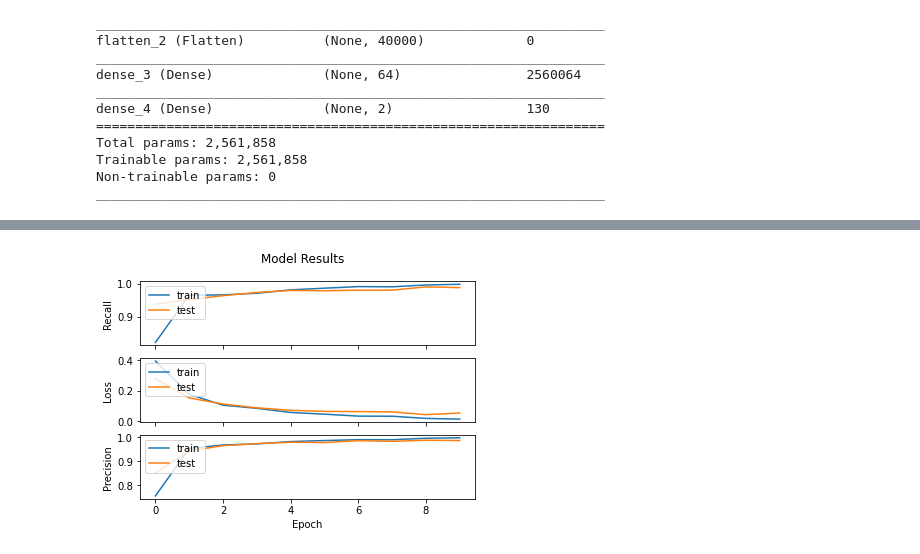
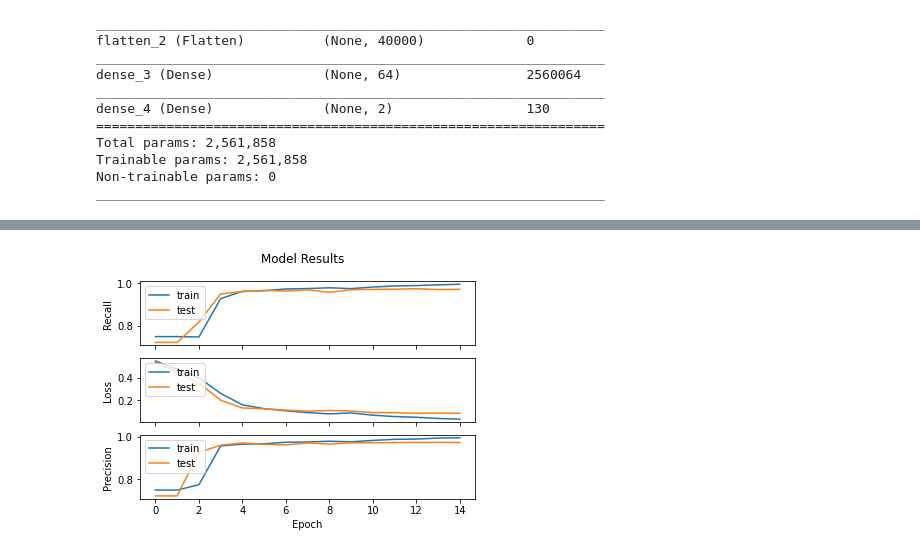
Before and after one commit to edgarbarr1/image-classification-neural-network, a Jupyter notebook: notebook/image-classification-notebook.ipynb, the cells around one changed output, grey strips where cells are left out. Drawn from its saved outputs; the diff is of its cells as text; code cells hidden in the pictures.

```diff
--- a/notebook/image-classification-notebook.ipynb
+++ b/notebook/image-classification-notebook.ipynb
@@ -372,7 +415,7 @@ model_4.add(MaxPooling2D(4,4))
 model_4.add(Flatten())
 model_4.add(Dense(32, activation = 'relu'))
 model_4.add(Dense(16, activation = 'sigmoid'))
-model_4.add(Dense(8, activation = 'relu'))
+model_4.add(Dense(8, activation = 'tanh'))
 model_4.add(Dense(2, activation = 'sigmoid'))
 # %%
 model_4.compile(loss = 'binary_crossentropy', optimizer = 'adam', metrics = [Precision(), Recall()])
@@ -397,9 +440,12 @@ Trainable params: 1,292,298
 Non-trainable params: 0
 _________________________________________________________________
 # %%
+start = time.time()
 history_model_4 = model_4.fit(X_train,
                               y_train,
                               batch_size = 64,
-                              epochs = 10,
+                              epochs = 15,
                               validation_data = (X_test, y_test))
+end = time.time()
+print('Minutes: {}'.format((end-start)/60))
 # %% [output]
@@ -423,7 +469,7 @@ Epoch 10/10
 # %%
-visualize_training_results(history_model_4, 7)
+visualize_training_results(history_model_4, 4)
 # %% [output]
-[figure, old version]
+[figure, new version]
 # %%
 from keras.applications import inception_v3 as inc_net
 from keras.preprocessing import image
```
Also changed, not shown: parts of 45 cells of this notebook.
